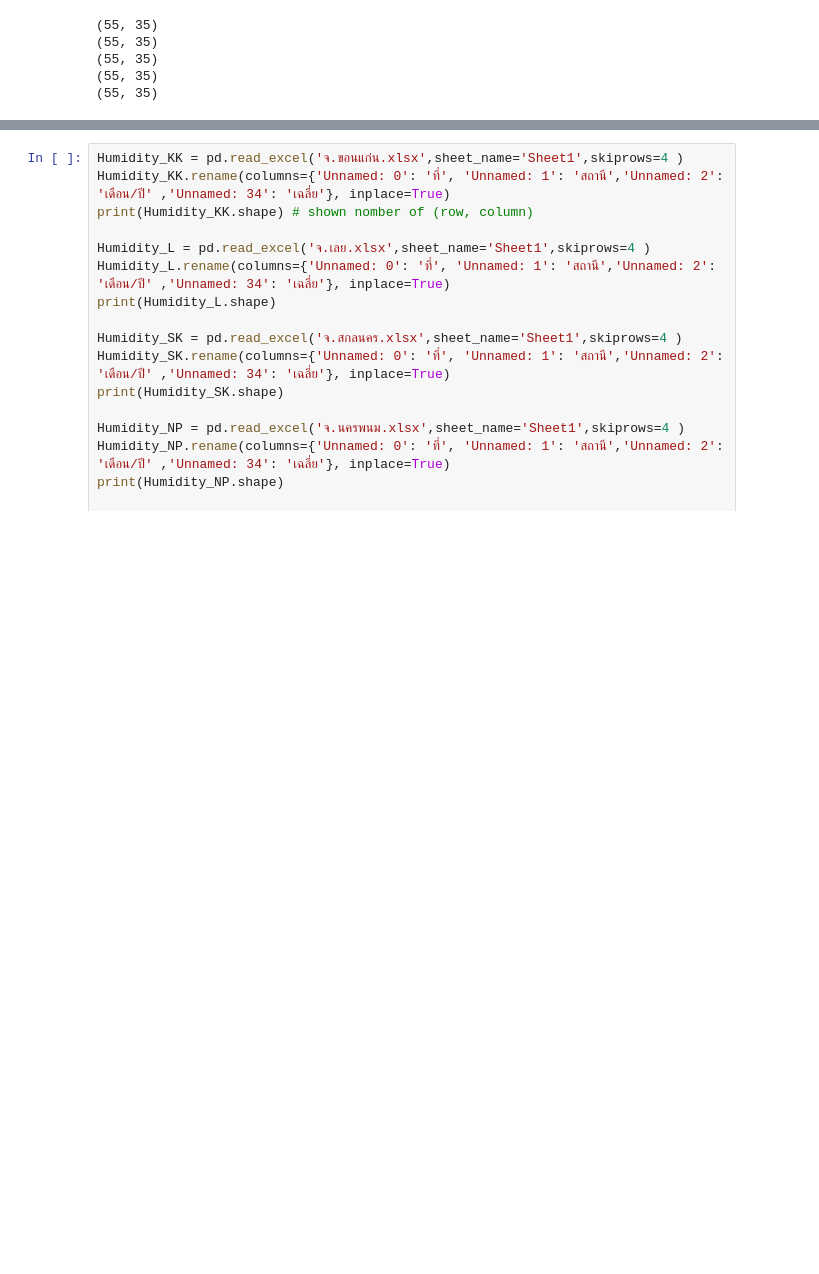
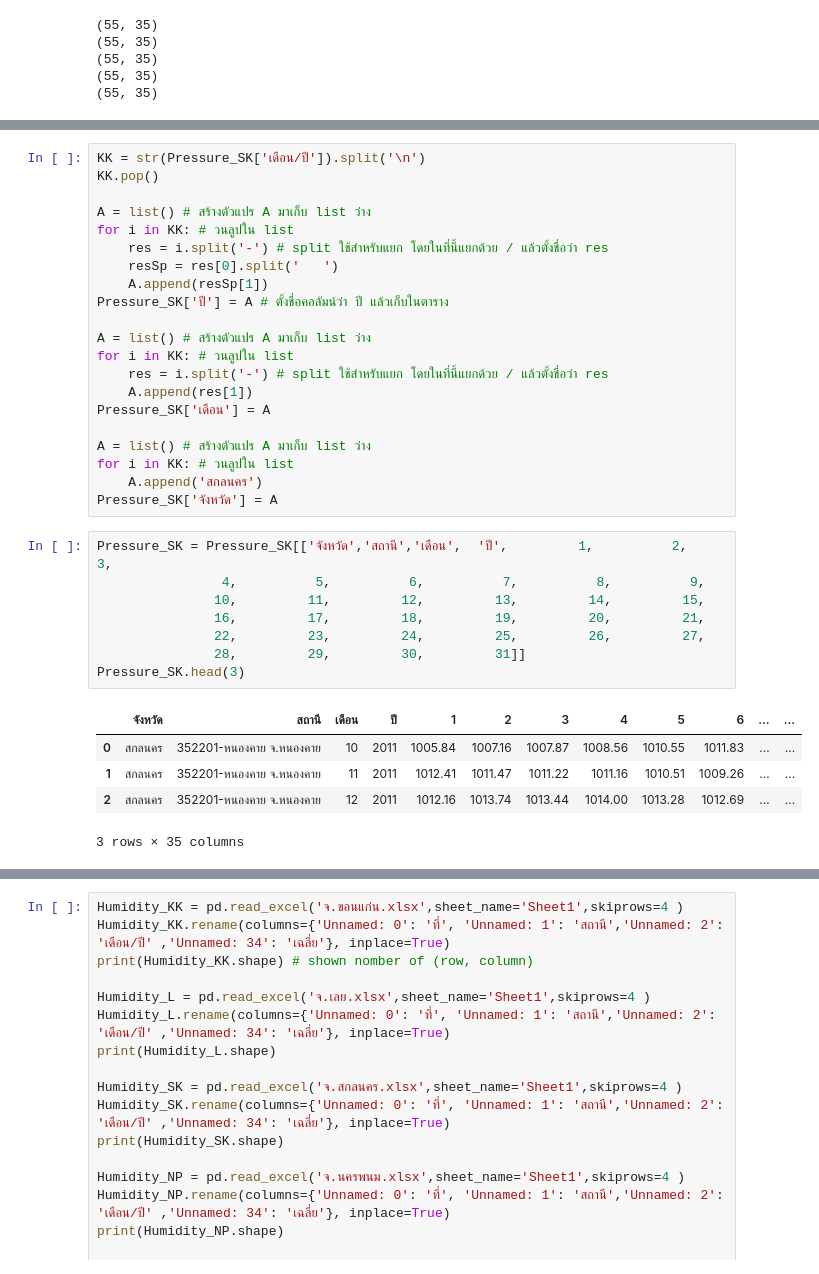
Before and after one commit to nattntn/bsc_dpdm22, a Jupyter notebook: GroupsQuiz.ipynb, the cells around one changed output, grey strips where cells are left out. Saved outputs shown, nothing was run; the diff lists cells and outputs as text; blank space fills up the shorter version.

```diff
--- a/GroupsQuiz.ipynb
+++ b/GroupsQuiz.ipynb
@@ -47,0 +154,35 @@ print(Pressure_NK.shape)
+# %%
+KK = str(Pressure_SK['เดือน/ปี']).split('\n')
+KK.pop()
+
+A = list() # สร้างตัวแปร A มาเก็บ list ว่าง
+for i in KK: # วนลูปใน list
+    res = i.split('-') # split ใช้สำหรับแยก โดยในที่นี้แยกด้วย / แล้วตั้งชื่อว่า res
+    resSp = res[0].split('   ')
+    A.append(resSp[1])
+Pressure_SK['ปี'] = A # ตั้งชื่อคอลัมน์ว่า ปี แล้วเก็บในตาราง
+
+A = list() # สร้างตัวแปร A มาเก็บ list ว่าง
+for i in KK: # วนลูปใน list
+    res = i.split('-') # split ใช้สำหรับแยก โดยในที่นี้แยกด้วย / แล้วตั้งชื่อว่า res
+    A.append(res[1])
+Pressure_SK['เดือน'] = A
+
+A = list() # สร้างตัวแปร A มาเก็บ list ว่าง
+for i in KK: # วนลูปใน list
+    A.append('สกลนคร')
+Pressure_SK['จังหวัด'] = A
+# %%
+Pressure_SK = Pressure_SK[['จังหวัด','สถานี','เดือน',  'ปี',         1,          2,          3,
+                4,          5,          6,          7,          8,          9,
+               10,         11,         12,         13,         14,         15,
+               16,         17,         18,         19,         20,         21,
+               22,         23,         24,         25,         26,         27,
+               28,         29,         30,         31]]
+Pressure_SK.head(3)
+# %% [output]
+|  | จังหวัด | สถานี | เดือน | ปี | 1 | 2 | 3 | 4 | 5 | 6 | ... | ... |
+| 0 | สกลนคร | 352201-หนองคาย จ.หนองคาย | 10 | 2011 | 1005.84 | 1007.16 | 1007.87 | 1008.56 | 1010.55 | 1011.83 | ... | ... |
+| 1 | สกลนคร | 352201-หนองคาย จ.หนองคาย | 11 | 2011 | 1012.41 | 1011.47 | 1011.22 | 1011.16 | 1010.51 | 1009.26 | ... | ... |
+| 2 | สกลนคร | 352201-หนองคาย จ.หนองคาย | 12 | 2011 | 1012.16 | 1013.74 | 1013.44 | 1014.00 | 1013.28 | 1012.69 | ... | ... |
+3 rows × 35 columns
```
Also changed, not shown: parts of 232 cells of this notebook.
